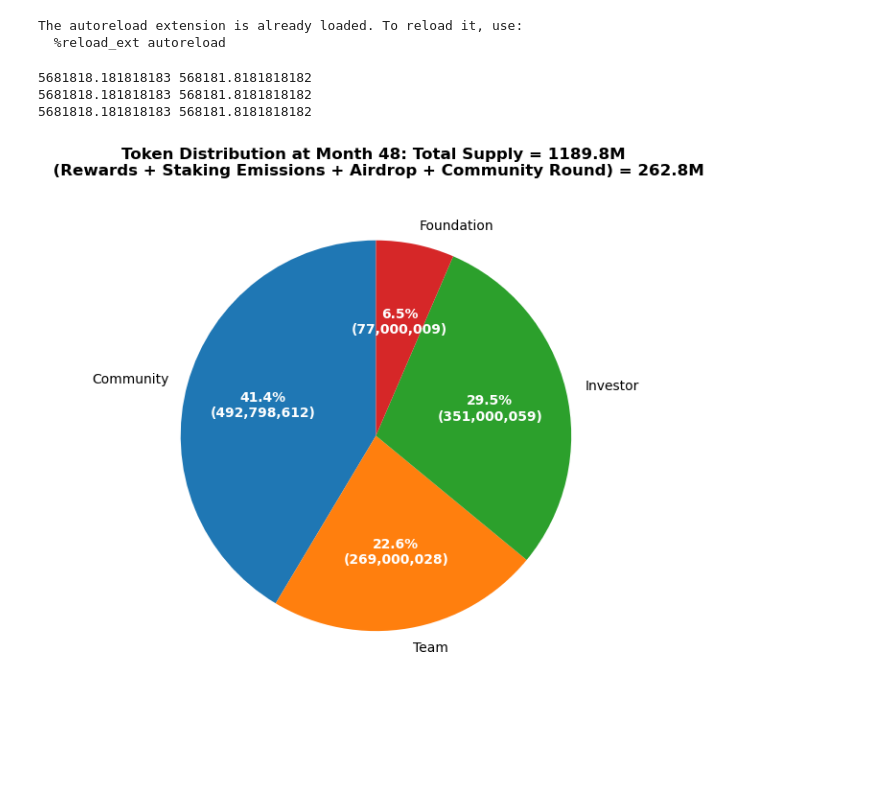
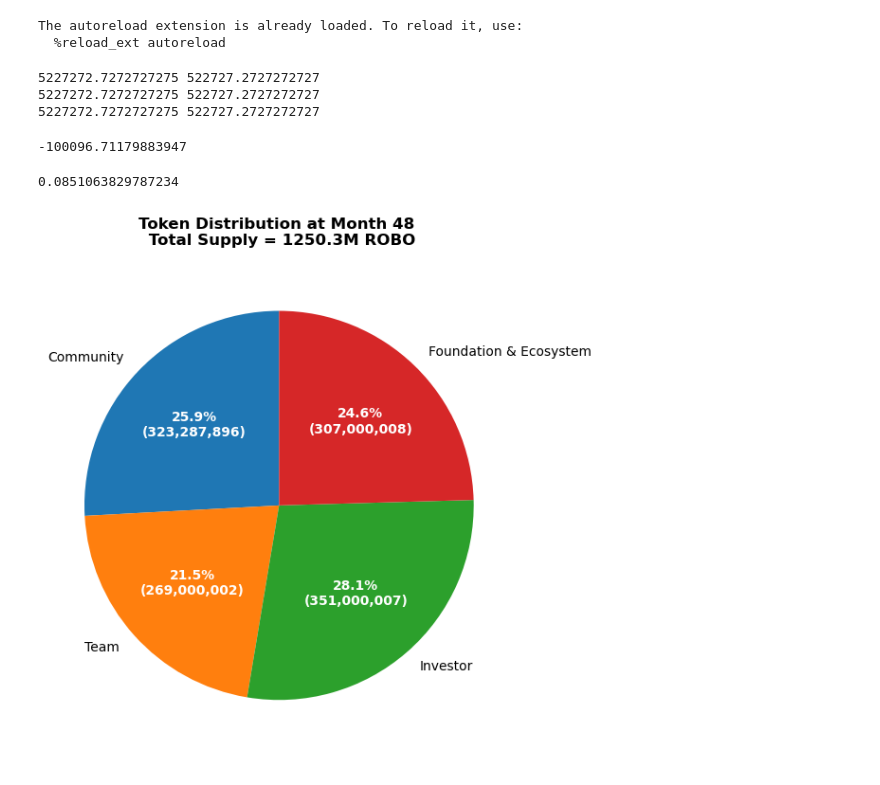
Before and after one commit to CELtd/bitrobot_emissions, a Jupyter notebook: v2_sweep_configs_v3.ipynb, the cells around one changed output. Saved outputs shown, nothing was run; the diff lists cells and outputs as text; code cells hidden in the pictures; blank space fills up the shorter version.

```diff
--- a/v2_sweep_configs_v3.ipynb
+++ b/v2_sweep_configs_v3.ipynb
@@ -32,7 +32,8 @@ foundation_remaining_pct = 1 - foundation_to_community_pct
 # %%
 emissions_start = 5_000_000
 emissions_end = 500_000
-emissions_total_target = 150_000_000
+emissions_total_target = 138_000_000
+# emissions_total_target = 125_000_000
 subnet_maintenance_fee_pct = 0.20
 # %%
 df_baseline = driver.sim2(
@@ -101,9 +102,17 @@ df_revenue_increase = driver.sim2(
     subnet_maintenance_fee_pct=subnet_maintenance_fee_pct,
 )
 # %% [output]
-5681818.181818183 568181.8181818182
-5681818.181818183 568181.8181818182
-5681818.181818183 568181.8181818182
+5227272.7272727275 522727.2727272727
+5227272.7272727275 522727.2727272727
+5227272.7272727275 522727.2727272727
+# %%
+(522727.2727272727-5227272.7272727275)/47
+# %% [output]
+-100096.71179883947
+# %%
+4/47
+# %% [output]
+0.0851063829787234
 # %%
 # df_baseline.iloc[48]['cumulative_emissions']/1e6
 # plt.plot(df_baseline['month'], df_baseline['cumulative_emissions']/1e6)
@@ -114,45 +123,47 @@ foundation_actual = dff['foundation_vested'] * foundation_remaining_pct
 foundation_to_community = dff['foundation_vested'] * foundation_to_community_pct
 
 mo = 48
-community = (dff['cumulative_emissions'].iloc[mo] + foundation_to_community.iloc[mo])
+# community = (dff['cumulative_emissions'].iloc[mo] + foundation_to_community.iloc[mo])
+community = dff['cumulative_emissions'].iloc[mo] + dff['airdrop_vested'].iloc[mo] + dff['community_round_vested'].iloc[mo]
 team = dff['team_vested'].iloc[mo]
 investor = dff['investor_vested'].iloc[mo]
 foundation = dff['foundation_vested'].iloc[mo]
-total= community + team + investor + foundation * foundation_remaining_pct
+total= community + team + investor + foundation
 # make a pie chart of this at month 48
 # Create the pie chart
 fig, ax = plt.subplots(figsize=(6, 6))
-labels = ['Community', 'Team', 'Investor', 'Foundation']
-sizes = [community, team, investor, foundation * foundation_remaining_pct]
+labels = ['Community', 'Team', 'Investor', 'Foundation & Ecosystem']
+sizes = [community, team, investor, foundation]
 # colors = ['#ff9999', '#66b3ff', '#99ff99', '#ffcc99']
 
 def make_autopct(values):
     def my_autopct(pct):
         total = sum(values)
         val = int(round(pct*total/100.0))
         return f'{pct:.1f}%\n({val:,})'
     return my_autopct
 
 # Create the pie chart
 wedges, texts, autotexts = ax.pie(sizes, labels=labels,
                                    autopct=make_autopct(sizes), startangle=90)
 
 # Customize the text
 for autotext in autotexts:
     autotext.set_color('white')
     autotext.set_fontweight('bold')
 
 # Add title
 emissions_total_48 = dff['cumulative_emissions'].iloc[mo]
 
-ax.set_title(f'Token Distribution at Month {mo}: Total Supply = {total/1e6:.1f}M \n (Rewards + Staking Emissions + Airdrop + Community Round) = {emissions_total_48/1e6:.1f}M', fontweight='bold')
+# ax.set_title(f'Token Distribution at Month {mo}: Total Supply = {total/1e6:.1f}M \n (Rewards + Staking Emissions + Airdrop + Community Round) = {emissions_total_48/1e6:.1f}M', fontweight='bold')
+ax.set_title(f'Token Distribution at Month {mo} \n Total Supply = {total/1e6:.1f}M ROBO', fontweight='bold')
 
 # Equal aspect ratio ensures that pie is drawn as a circle
 ax.axis('equal')
 
 plt.tight_layout()
 # %% [output]
-[figure, old version]
+[figure, new version]
 # %%
 def plot_simulation_comparison(dataframes_dict, foundation_remaining_pct=0.5, foundation_to_community_pct=0.5):
     """
```
Also changed, not shown: parts of 5 cells of this notebook, 13 other files.
